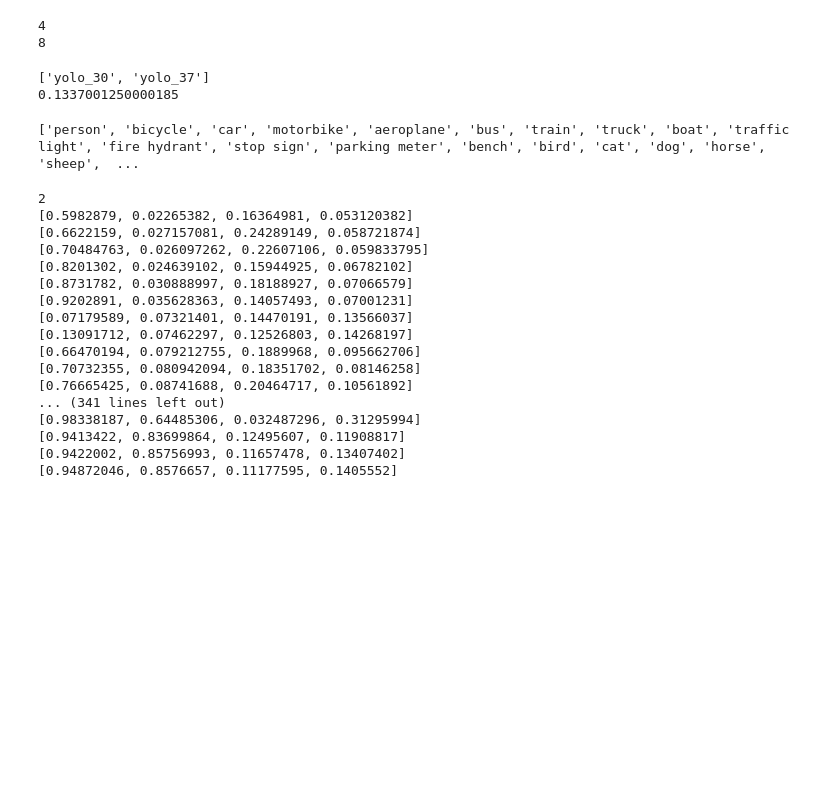
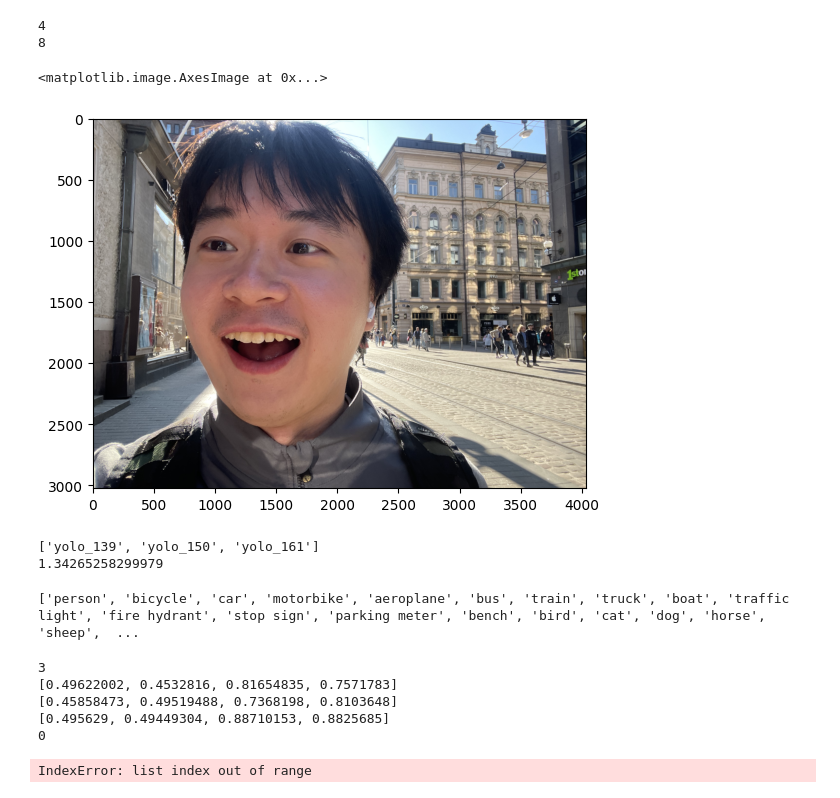
Before and after one commit to pattylo/mypython_playground, a Jupyter notebook: yolo.ipynb, the cells around one changed output. Drawn from its saved outputs; the diff is of its cells as text; code cells hidden in the pictures; blank space fills up the shorter version.

```diff
--- a/yolo.ipynb
+++ b/yolo.ipynb
@@ -1,26 +1,28 @@
 # %%
 import cv2 as cv
 import matplotlib.pyplot as plt
 import timeit
 import numpy as np
 import random
 
 print(cv.getVersionMajor())
 print(cv.getVersionMinor())
 
-# cfg_file = '/Users/patricklo/src/mypython_playground/yolo/yolov4-tiny.cfg'
-# weight_file = '/Users/patricklo/src/mypython_playground/yolo/yolov4-tiny.weights'
-# objname_file = '/Users/patricklo/src/mypython_playground/yolo/coco.names'
+cfg_file = '/Users/patricklo/src/mypython_playground/yolo/yolov4.cfg'
+weight_file = '/Users/patricklo/src/mypython_playground/yolo/yolov4.weights'
+objname_file = '/Users/patricklo/src/mypython_playground/yolo/coco.names'
 
-# mydnn = cv.dnn.readNetFromDarknet(cfg_file, weight_file)
+mydnn = cv.dnn.readNetFromDarknet(cfg_file, weight_file)
 
-# mydnn.setPreferableBackend(cv.dnn.DNN_BACKEND_OPENCV)
-# mydnn.setPreferableTarget(cv.dnn.DNN_TARGET_CPU)
-# wanda = plt.imread('/Users/patricklo/Downloads/download.jpeg')
-# plt.imshow(wanda)
+mydnn.setPreferableBackend(cv.dnn.DNN_BACKEND_OPENCV)
+mydnn.setPreferableTarget(cv.dnn.DNN_TARGET_CPU)
+wanda = plt.imread('/Users/patricklo/Downloads/me.png')
+plt.imshow(wanda)
 # %% [output]
 4
 8
+<matplotlib.image.AxesImage at 0x...>
+[figure, added]
 # %%
 blob = cv.dnn.blobFromImage(wanda,0.00392, (608,608), [0,0,0], 1, crop=False)
 mydnn.setInput(blob)
@@ -35,8 +37,8 @@ netoutput = mydnn.forward(layerNames)
 t2 = timeit.default_timer()
 print(t2-t1)
 # %% [output]
-['yolo_30', 'yolo_37']
-0.1337001250000185
+['yolo_139', 'yolo_150', 'yolo_161']
+1.34265258299979
 # %%
 objnames = []
 with open(objname_file) as file:
@@ -56,31 +58,25 @@ for what in netoutput:
             box = [sth[0], sth[1], sth[2], sth[3]]
             print(box)
         for i in range(len(objnames)):
-            if sth[i+5] > 0.5:
+            if sth[i+5] > 0.000:
+                print('lala')
                 box.append(sth[i+5])
                 box.append(objnames[i])
                 boxes.append(box)
+
+print(len(boxes))
 # %% [output]
-2
-[0.5982879, 0.02265382, 0.16364981, 0.053120382]
-[0.6622159, 0.027157081, 0.24289149, 0.058721874]
-[0.70484763, 0.026097262, 0.22607106, 0.059833795]
-[0.8201302, 0.024639102, 0.15944925, 0.06782102]
-[0.8731782, 0.030888997, 0.18188927, 0.07066579]
-[0.9202891, 0.035628363, 0.14057493, 0.07001231]
-[0.07179589, 0.07321401, 0.14470191, 0.13566037]
-[0.13091712, 0.07462297, 0.12526803, 0.14268197]
-[0.66470194, 0.079212755, 0.1889968, 0.095662706]
-[0.70732355, 0.080942094, 0.18351702, 0.08146258]
-[0.76665425, 0.08741688, 0.20464717, 0.10561892]
-... (341 lines left out)
-[0.98338187, 0.64485306, 0.032487296, 0.31295994]
-[0.9413422, 0.83699864, 0.12495607, 0.11908817]
-[0.9422002, 0.85756993, 0.11657478, 0.13407402]
-[0.94872046, 0.8576657, 0.11177595, 0.1405552]
+3
+[0.49622002, 0.4532816, 0.81654835, 0.7571783]
+[0.45858473, 0.49519488, 0.7368198, 0.8103648]
+[0.495629, 0.49449304, 0.88710153, 0.8825685]
+0
 # %%
 #nms
-indices = cv.dnn.NMSBoxes(list(item[0:4] for item in boxes),list(item[4] for item in boxes), 0.1, 0.1)
+indices = cv.dnn.NMSBoxes(list(item[0:4] for item in boxes),list(item[4] for item in boxes), 0.0001, 0.00001)
+print(len(indices))
+# %% [output]
+IndexError: list index out of range
 # %%
 for what in indices:
     pt0 = (  int(  np.shape(wanda)[1] * (boxes[what][0] - boxes[what][2] / 2) ), \
```
Also changed, not shown: parts of 2 cells of this notebook, 9 other files.
